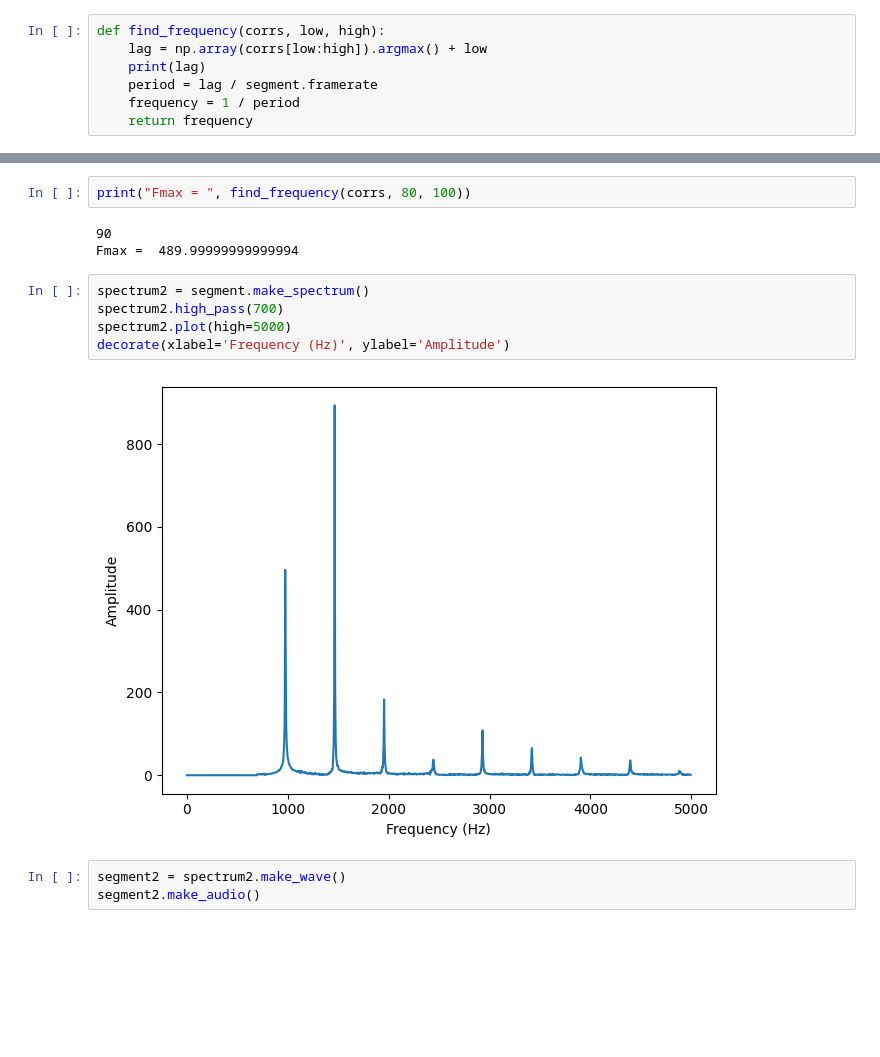
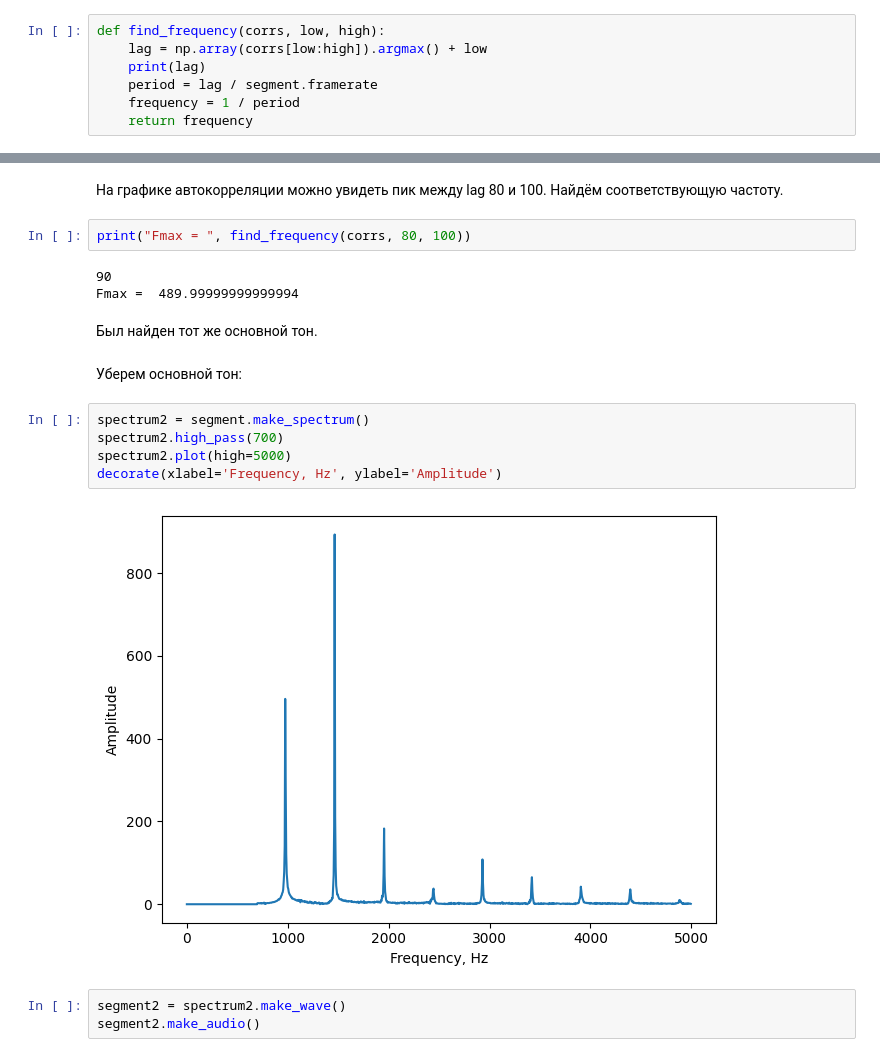
Before and after one commit to Ch0rtik/telecom, a Jupyter notebook: chap_05/chap_05.ipynb, the cells around one changed output, grey strips where cells are left out. Cells and saved outputs as stored; diff of their text form; blank space fills up the shorter version.

```diff
--- a/chap_05/chap_05.ipynb
+++ b/chap_05/chap_05.ipynb
@@ -202,18 +231,24 @@ plt.plot(corrs[:200])
 # %% [output]
 [<matplotlib.lines.Line2D at 0x...>]
 [figure]
+# %% [markdown]
+На графике автокорреляции можно увидеть пик между lag 80 и 100. Найдём соответствующую частоту.
 # %%
 print("Fmax = ", find_frequency(corrs, 80, 100))
 # %% [output]
 90
 Fmax =  489.99999999999994
+# %% [markdown]
+Был найден тот же основной тон.
+# %% [markdown]
+Уберем основной тон:
 # %%
 spectrum2 = segment.make_spectrum()
 spectrum2.high_pass(700)
 spectrum2.plot(high=5000)
-decorate(xlabel='Frequency (Hz)', ylabel='Amplitude')
+decorate(xlabel='Frequency, Hz', ylabel='Amplitude')
 # %% [output]
-[figure, old version]
+[figure, new version]
 # %%
 segment2 = spectrum2.make_wave()
 segment2.make_audio()
```
Also changed, not shown: parts of 18 cells of this notebook.
